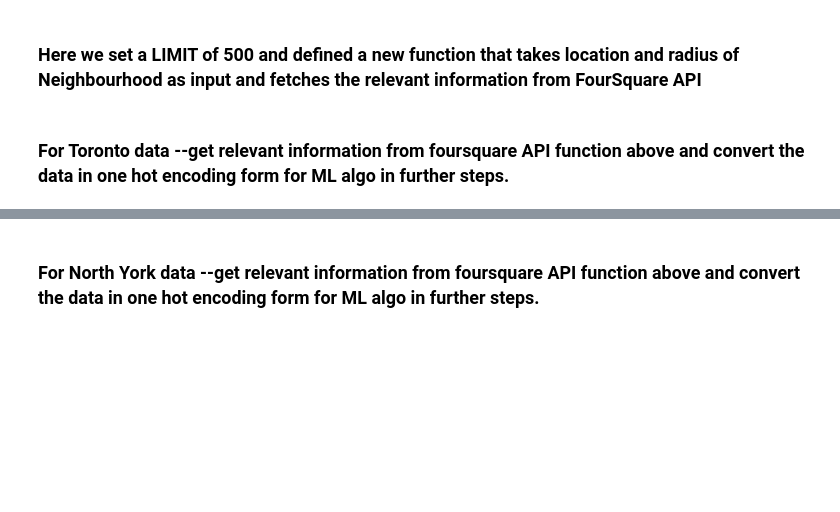
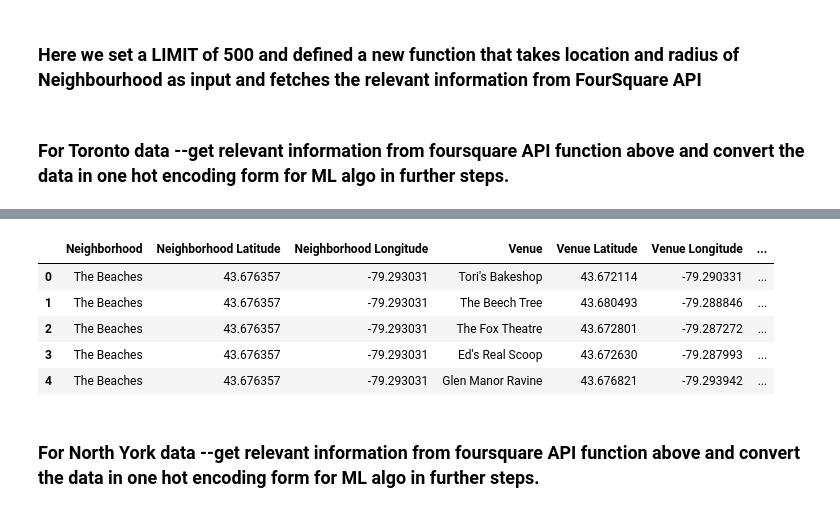
Before and after one commit to vickypantmnr/Coursera_Capstone, a Jupyter notebook: Assignment_Week4.ipynb, the cells around one changed output, grey strips where cells are left out. Cells and saved outputs as stored; diff of their text form; code cells hidden in the pictures; blank space fills up the shorter version.

```diff
--- a/Assignment_Week4.ipynb
+++ b/Assignment_Week4.ipynb
@@ -136,3 +152,12 @@ for ind in np.arange(toronto500_grouped.shape[0]):
+# %%
+toronto_venues_500.head()
+# %% [output]
+|  | Neighborhood | Neighborhood Latitude | Neighborhood Longitude | Venue | Venue Latitude | Venue Longitude | ... |
+| 0 | The Beaches | 43.676357 | -79.293031 | Tori's Bakeshop | 43.672114 | -79.290331 | ... |
+| 1 | The Beaches | 43.676357 | -79.293031 | The Beech Tree | 43.680493 | -79.288846 | ... |
+| 2 | The Beaches | 43.676357 | -79.293031 | The Fox Theatre | 43.672801 | -79.287272 | ... |
+| 3 | The Beaches | 43.676357 | -79.293031 | Ed's Real Scoop | 43.672630 | -79.287993 | ... |
+| 4 | The Beaches | 43.676357 | -79.293031 | Glen Manor Ravine | 43.676821 | -79.293942 | ... |
 # %% [markdown]
 ### For North York data --get relevant information from foursquare API function above and convert the data in one hot encoding form for ML algo in further steps.
 # %%
```
Also changed, not shown: parts of 5 cells of this notebook, 1 other file.
